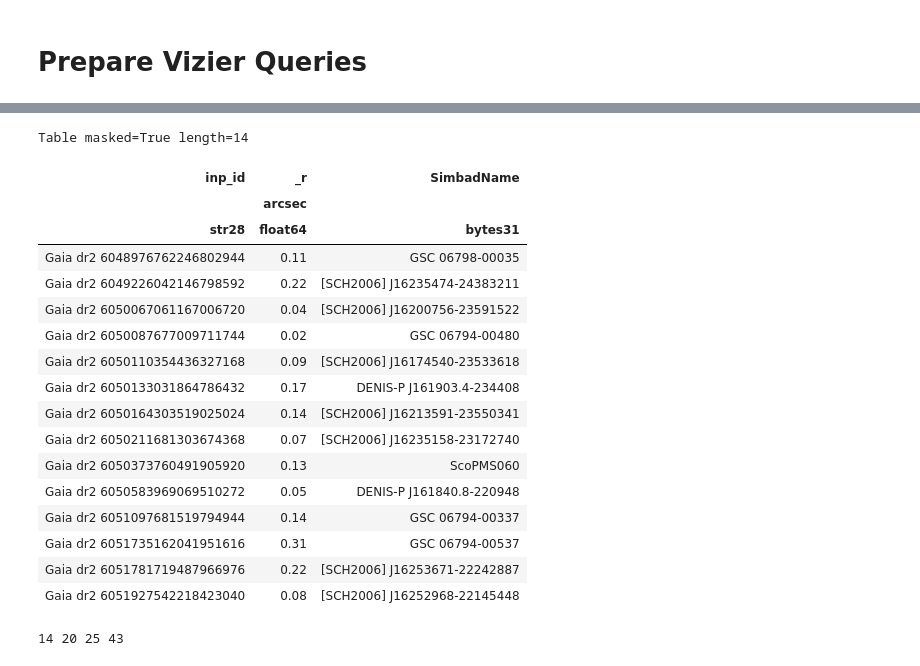
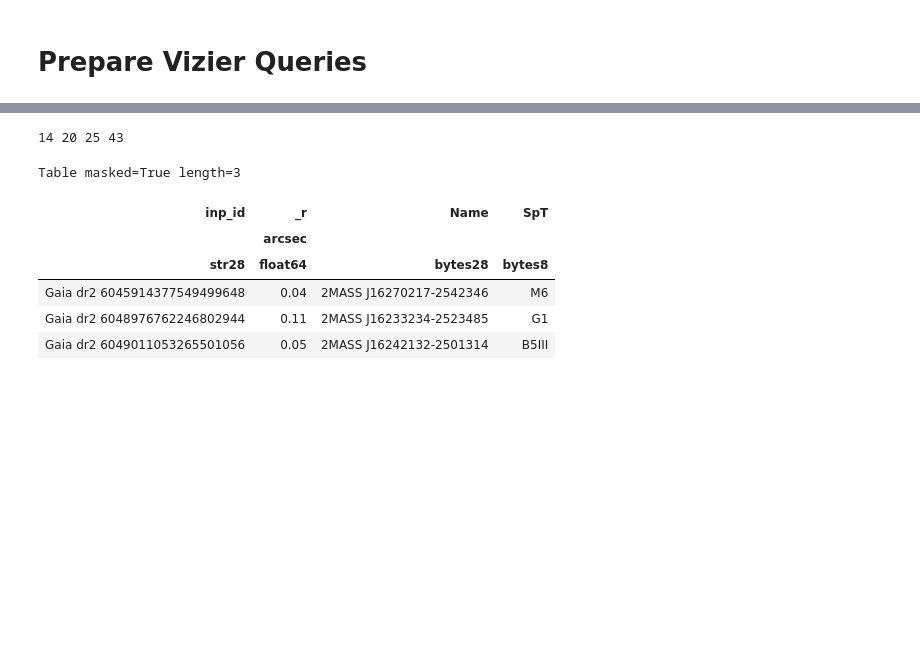
Before and after one commit to hectorcanovas/data_mining_Gaia_DR2, a Jupyter notebook: sample_comp/03_compare_to_simbad.ipynb, the cells around one changed output, grey strips where cells are left out. Drawn from its saved outputs; the diff is of its cells as text; code cells hidden in the pictures; blank space fills up the shorter version.

```diff
--- a/sample_comp/03_compare_to_simbad.ipynb
+++ b/sample_comp/03_compare_to_simbad.ipynb
@@ -177,27 +135,3 @@ Table masked=True length=20
-# %%
-# Query VizieR for Kraus 2012 Catalogue ================
-cat_2007_K = samp_ini.query_ids_1(simbad['vizier_id'], catalog='J/ApJ/662/413/table2', radius=radii, verbose=False)
-cat_2007_K = cat_2007_K['inp_id', '_r', 'SimbadName']
-cat_2007_K
-# %% [output]
-Table masked=True length=14
-| inp_id | _r | SimbadName |
-|  | arcsec |  |
-| str28 | float64 | bytes31 |
-| Gaia dr2 6048976762246802944 | 0.11 | GSC 06798-00035 |
-| Gaia dr2 6049226042146798592 | 0.22 | [SCH2006] J16235474-24383211 |
-| Gaia dr2 6050067061167006720 | 0.04 | [SCH2006] J16200756-23591522 |
-| Gaia dr2 6050087677009711744 | 0.02 | GSC 06794-00480 |
-| Gaia dr2 6050110354436327168 | 0.09 | [SCH2006] J16174540-23533618 |
-| Gaia dr2 6050133031864786432 | 0.17 | DENIS-P J161903.4-234408 |
-| Gaia dr2 6050164303519025024 | 0.14 | [SCH2006] J16213591-23550341 |
-| Gaia dr2 6050211681303674368 | 0.07 | [SCH2006] J16235158-23172740 |
-| Gaia dr2 6050373760491905920 | 0.13 | ScoPMS060 |
-| Gaia dr2 6050583969069510272 | 0.05 | DENIS-P J161840.8-220948 |
-| Gaia dr2 6051097681519794944 | 0.14 | GSC 06794-00337 |
-| Gaia dr2 6051735162041951616 | 0.31 | GSC 06794-00537 |
-| Gaia dr2 6051781719487966976 | 0.22 | [SCH2006] J16253671-22242887 |
-| Gaia dr2 6051927542218423040 | 0.08 | [SCH2006] J16252968-22145448 |
 # %%
 # Merge Catalogues and search for duplicates =====
 merged = vstack([cat_2007_K, cat_2012_L, cat_2015_R])
@@ -206,3 +140,14 @@ merged = unique(merged, keys='inp_id')
 print(len(cat_2007_K), len(cat_2015_R), len(cat_2012_L), len(merged))
 # %% [output]
 14 20 25 43
+# %%
+# Look at the individual catalogues ==============
+cat_2012_L[0:3]
+# %% [output]
+Table masked=True length=3
+| inp_id | _r | Name | SpT |
+|  | arcsec |  |  |
+| str28 | float64 | bytes28 | bytes8 |
+| Gaia dr2 6045914377549499648 | 0.04 | 2MASS J16270217-2542346 | M6 |
+| Gaia dr2 6048976762246802944 | 0.11 | 2MASS J16233234-2523485 | G1 |
+| Gaia dr2 6049011053265501056 | 0.05 | 2MASS J16242132-2501314 | B5III |
```
Also changed, not shown: parts of 10 cells of this notebook, 35 other files.
